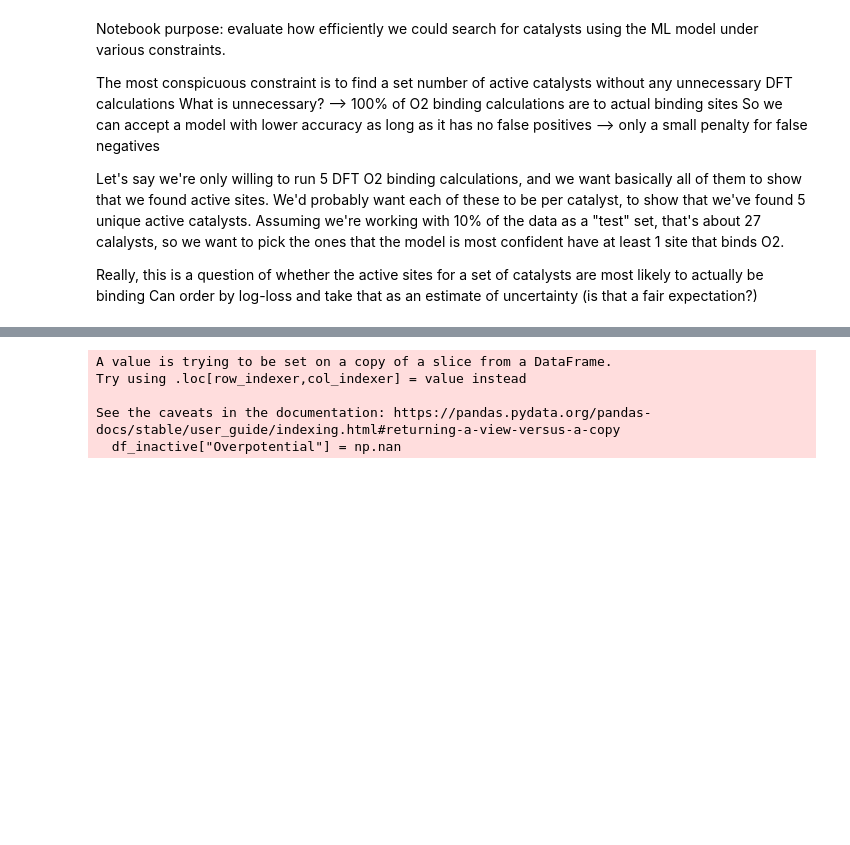
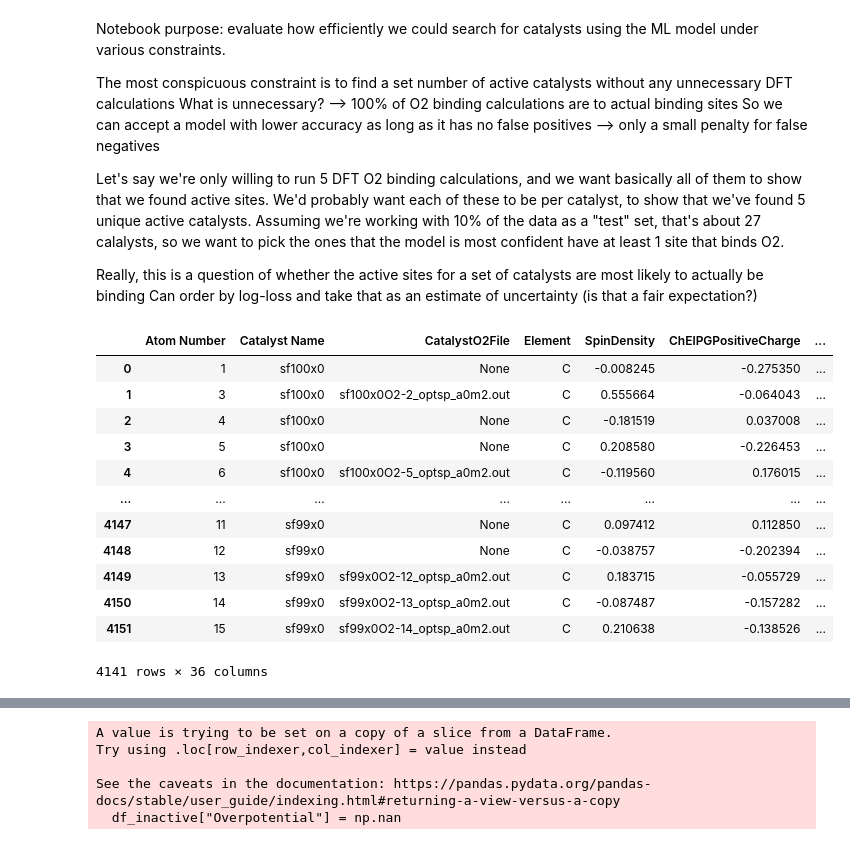
Before and after one commit to ndricke/ngcc_ml, a Jupyter notebook: skl_MixedSearchOverpotential_groupkfold.ipynb, the cells around one changed output, grey strips where cells are left out. Saved outputs shown, nothing was run; the diff lists cells and outputs as text; code cells hidden in the pictures; blank space fills up the shorter version.

```diff
--- a/skl_MixedSearchOverpotential_groupkfold.ipynb
+++ b/skl_MixedSearchOverpotential_groupkfold.ipynb
@@ -98,3 +98,19 @@ df_op.rename(columns={"Catalyst": "Catalyst Name"}, inplace=True)
 df_op["Atom Number"] = df_op["Active_Site"] + 1
 df_op["Catalyst Name"] = "sf" + df_op["Catalyst Name"]
 df_op_feat = df_op.merge(df, on=["Atom Number", "Catalyst Name"])
+# %%
+df
+# %% [output]
+|  | Atom Number | Catalyst Name | CatalystO2File | Element | SpinDensity | ChElPGPositiveCharge | ... |
+| 0 | 1 | sf100x0 | None | C | -0.008245 | -0.275350 | ... |
+| 1 | 3 | sf100x0 | sf100x0O2-2_optsp_a0m2.out | C | 0.555664 | -0.064043 | ... |
+| 2 | 4 | sf100x0 | None | C | -0.181519 | 0.037008 | ... |
+| 3 | 5 | sf100x0 | None | C | 0.208580 | -0.226453 | ... |
+| 4 | 6 | sf100x0 | sf100x0O2-5_optsp_a0m2.out | C | -0.119560 | 0.176015 | ... |
+| ... | ... | ... | ... | ... | ... | ... | ... |
+| 4147 | 11 | sf99x0 | None | C | 0.097412 | 0.112850 | ... |
+| 4148 | 12 | sf99x0 | None | C | -0.038757 | -0.202394 | ... |
+| 4149 | 13 | sf99x0 | sf99x0O2-12_optsp_a0m2.out | C | 0.183715 | -0.055729 | ... |
+| 4150 | 14 | sf99x0 | sf99x0O2-13_optsp_a0m2.out | C | -0.087487 | -0.157282 | ... |
+| 4151 | 15 | sf99x0 | sf99x0O2-14_optsp_a0m2.out | C | 0.210638 | -0.138526 | ... |
+4141 rows × 36 columns
```
Also changed, not shown: parts of 7 cells of this notebook, 6 other files.
